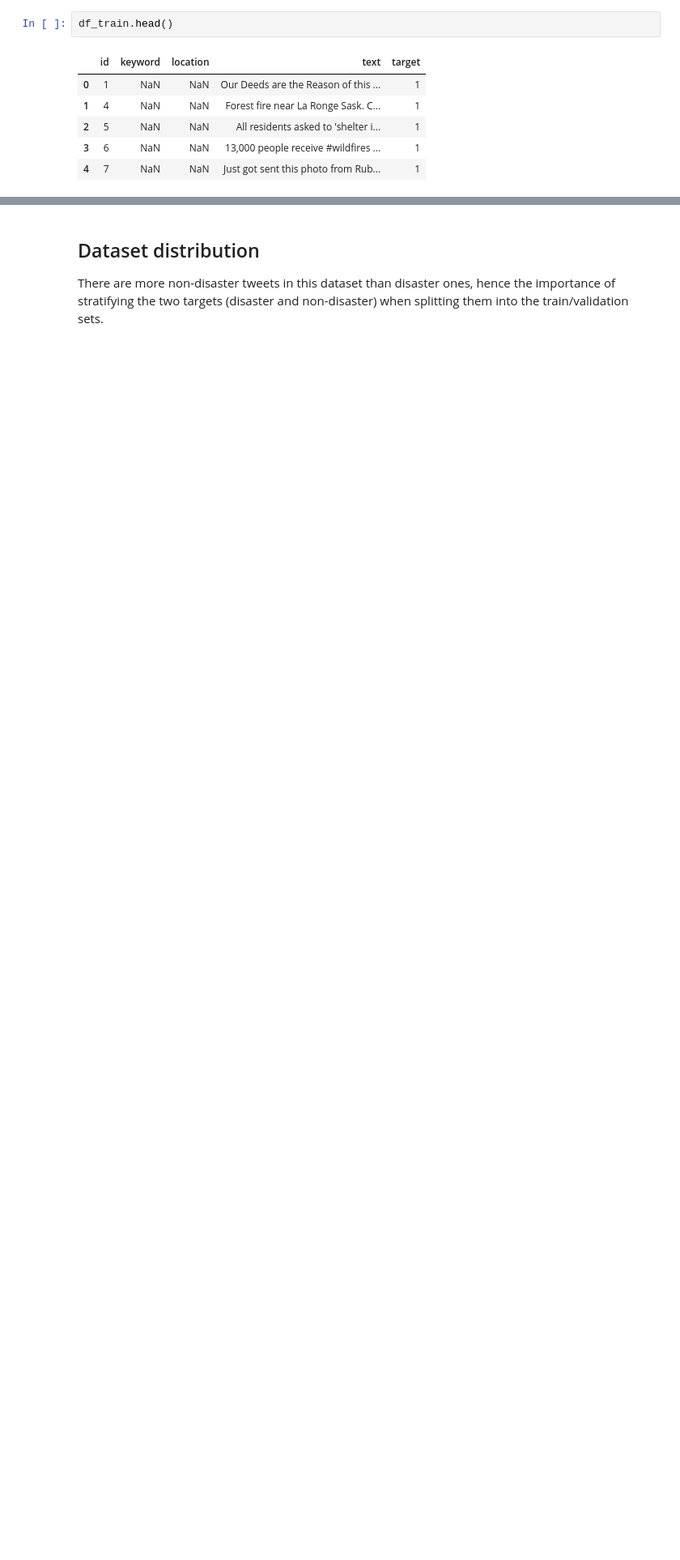
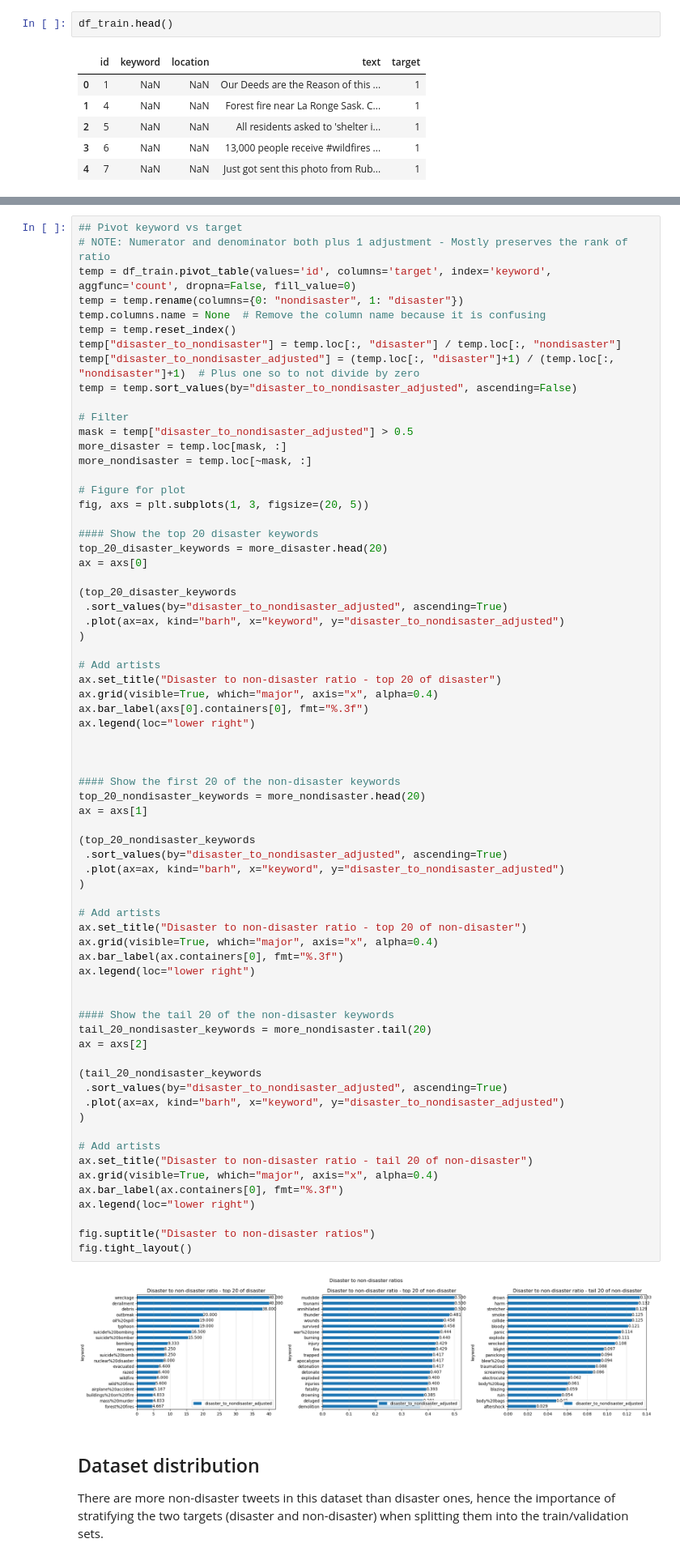
Before and after one commit to anthropikos/kaggle_kernels, a Jupyter notebook: lstm-tweets/lstm-tweets.ipynb, the cells around one changed output, grey strips where cells are left out. Shown: that part at 81% size. Drawn from its saved outputs; the diff is of its cells as text; blank space fills up the shorter version.

```diff
--- a/lstm-tweets/lstm-tweets.ipynb
+++ b/lstm-tweets/lstm-tweets.ipynb
@@ -542,3 +543,74 @@ df_train.pivot_table(values='id', columns='target', index='keyword', aggfunc='co
+# %%
+## Pivot keyword vs target
+# NOTE: Numerator and denominator both plus 1 adjustment - Mostly preserves the rank of ratio
+temp = df_train.pivot_table(values='id', columns='target', index='keyword', aggfunc='count', dropna=False, fill_value=0)
+temp = temp.rename(columns={0: "nondisaster", 1: "disaster"})
+temp.columns.name = None  # Remove the column name because it is confusing
+temp = temp.reset_index()
+temp["disaster_to_nondisaster"] = temp.loc[:, "disaster"] / temp.loc[:, "nondisaster"]
+temp["disaster_to_nondisaster_adjusted"] = (temp.loc[:, "disaster"]+1) / (temp.loc[:, "nondisaster"]+1)  # Plus one so to not divide by zero
+temp = temp.sort_values(by="disaster_to_nondisaster_adjusted", ascending=False)
+
+# Filter
+mask = temp["disaster_to_nondisaster_adjusted"] > 0.5
+more_disaster = temp.loc[mask, :]
+more_nondisaster = temp.loc[~mask, :]
+
+# Figure for plot
+fig, axs = plt.subplots(1, 3, figsize=(20, 5))
+
+#### Show the top 20 disaster keywords
+top_20_disaster_keywords = more_disaster.head(20)
+ax = axs[0]
+
+(top_20_disaster_keywords
+ .sort_values(by="disaster_to_nondisaster_adjusted", ascending=True)
+ .plot(ax=ax, kind="barh", x="keyword", y="disaster_to_nondisaster_adjusted")
+)
+
+# Add artists
+ax.set_title("Disaster to non-disaster ratio - top 20 of disaster")
+ax.grid(visible=True, which="major", axis="x", alpha=0.4)
+ax.bar_label(axs[0].containers[0], fmt="%.3f")
+ax.legend(loc="lower right")
+
+
+
+#### Show the first 20 of the non-disaster keywords
+top_20_nondisaster_keywords = more_nondisaster.head(20)
+ax = axs[1]
+
+(top_20_nondisaster_keywords
+ .sort_values(by="disaster_to_nondisaster_adjusted", ascending=True)
+ .plot(ax=ax, kind="barh", x="keyword", y="disaster_to_nondisaster_adjusted")
+)
+
+# Add artists
+ax.set_title("Disaster to non-disaster ratio - top 20 of non-disaster")
+ax.grid(visible=True, which="major", axis="x", alpha=0.4)
+ax.bar_label(ax.containers[0], fmt="%.3f")
+ax.legend(loc="lower right")
+
+
+#### Show the tail 20 of the non-disaster keywords
+tail_20_nondisaster_keywords = more_nondisaster.tail(20)
+ax = axs[2]
+
+(tail_20_nondisaster_keywords
+ .sort_values(by="disaster_to_nondisaster_adjusted", ascending=True)
+ .plot(ax=ax, kind="barh", x="keyword", y="disaster_to_nondisaster_adjusted")
+)
+
+# Add artists
+ax.set_title("Disaster to non-disaster ratio - tail 20 of non-disaster")
+ax.grid(visible=True, which="major", axis="x", alpha=0.4)
+ax.bar_label(ax.containers[0], fmt="%.3f")
+ax.legend(loc="lower right")
+
+fig.suptitle("Disaster to non-disaster ratios")
+fig.tight_layout()
+# %% [output]
+[figure, added]
 # %% [markdown]
 ## Dataset distribution
 There are more non-disaster tweets in this dataset than disaster ones, hence the importance of stratifying the two targets (disaster and non-disaster) when splitting them into the train/validation sets.
```
Also changed, not shown: parts of 3 cells of this notebook.
